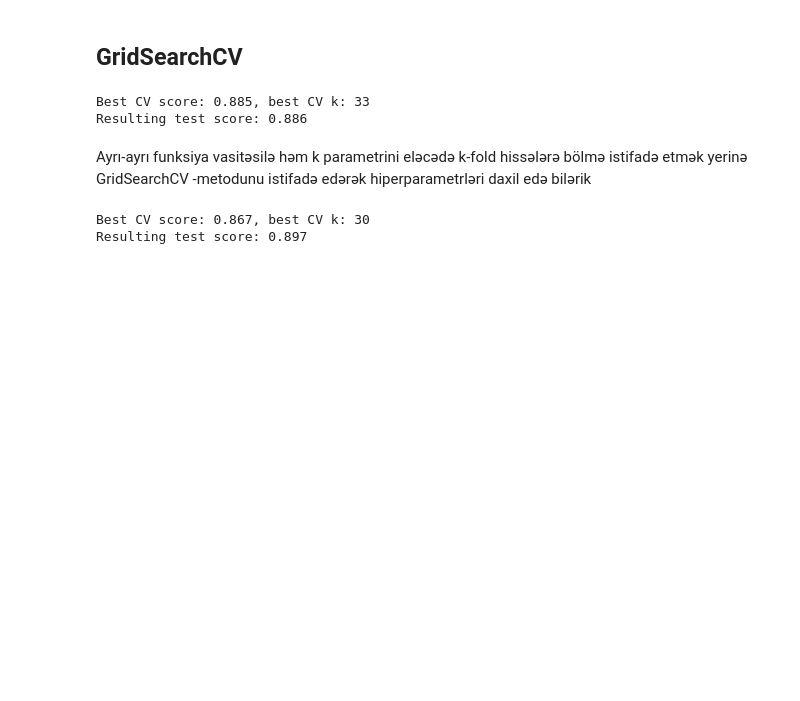
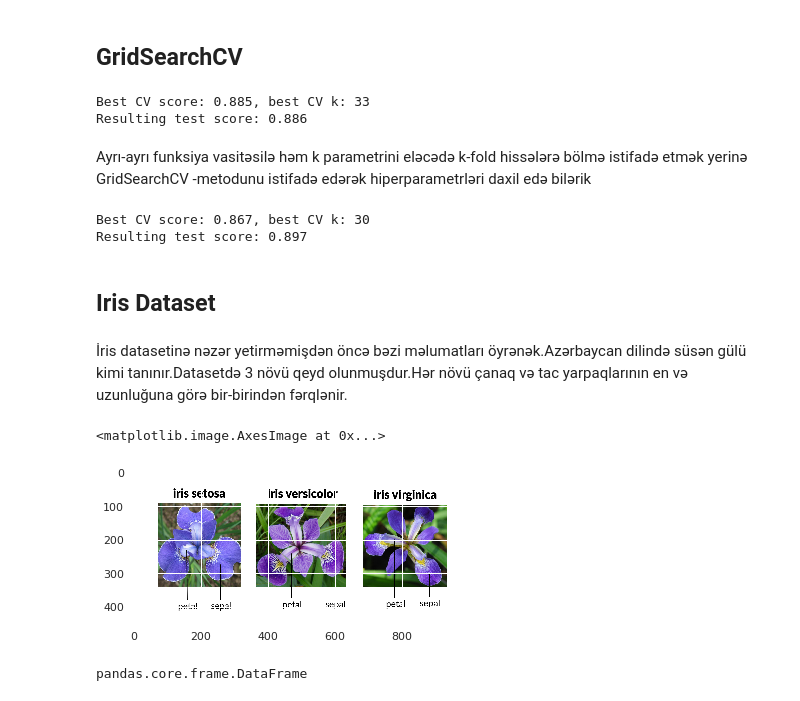
Before and after one commit to RashadGarayev/MachineLearningAZ, a Jupyter notebook: MachineLearningAz/KNN.ipynb, the cells around one changed output. Saved outputs shown, nothing was run; the diff lists cells and outputs as text; code cells hidden in the pictures; blank space fills up the shorter version.

```diff
--- a/MachineLearningAz/KNN.ipynb
+++ b/MachineLearningAz/KNN.ipynb
@@ -897,3 +897,17 @@ print("Resulting test score: {:.3f}".format(f1_score(test_predictions, y_test)))
 # %% [output]
 Best CV score: 0.867, best CV k: 30
 Resulting test score: 0.897
+# %% [markdown]
+## Iris Dataset
+# %% [markdown]
+İris datasetinə nəzər yetirməmişdən öncə bəzi məlumatları öyrənək.Azərbaycan dilində süsən gülü kimi tanınır.Datasetdə 3 növü qeyd olunmuşdur.Hər növü çanaq və tac yarpaqlarının en və uzunluğuna görə bir-birindən fərqlənir.
+# %%
+import matplotlib.pyplot as plt
+import matplotlib.image as mpimg
+%matplotlib inline
+image = mpimg.imread('image/iris.png')
+# %%
+plt.imshow(image)
+# %% [output]
+<matplotlib.image.AxesImage at 0x...>
+[figure, added]
@@ -899,0 +920,4 @@ Resulting test score: 0.897
+# %%
+type(data)
+# %% [output]
+pandas.core.frame.DataFrame
```
Also changed, not shown: parts of 45 cells of this notebook, 1 other file.
